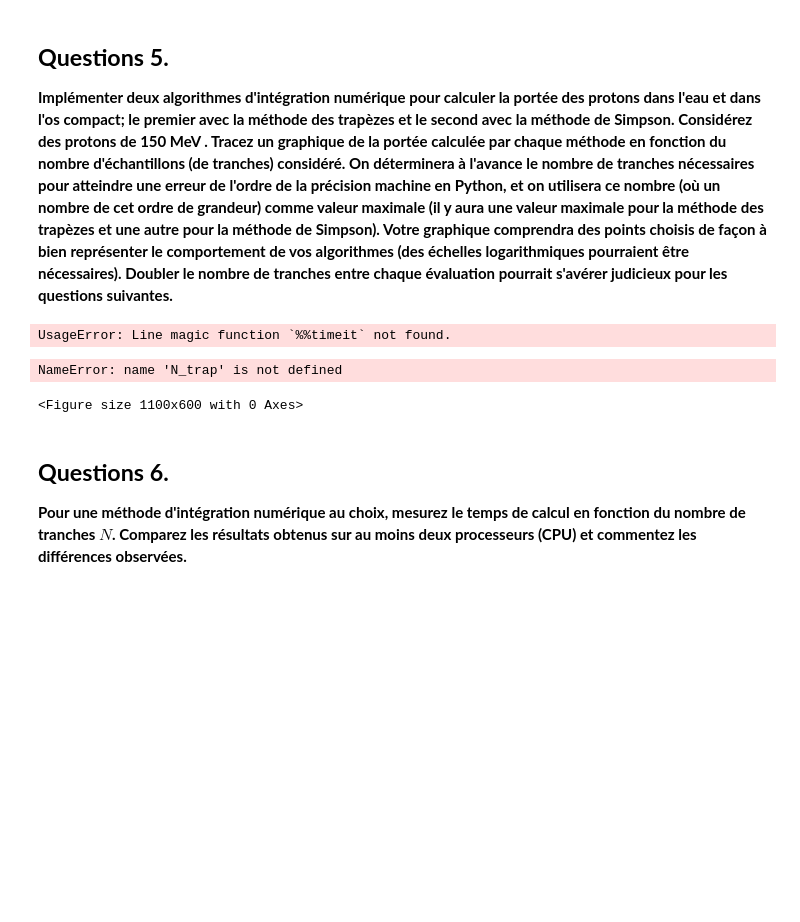
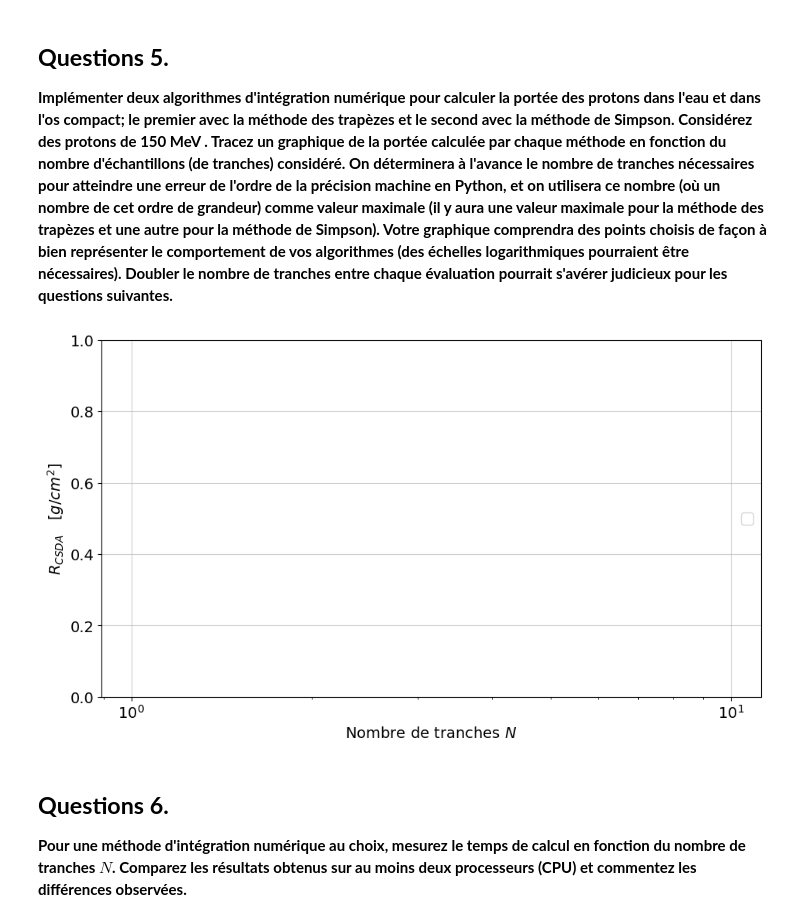
Before and after one commit to Eloi-Blouin/GPH-University-Laval-Course, a Jupyter notebook: Ulaval Session 8 Hiver 2026/Physique Numérique/TP1/TP1_ÉloiBlouin_ClémentPoulin.ipynb, the cells around one changed output. Saved outputs shown, nothing was run; the diff lists cells and outputs as text; code cells hidden in the pictures; blank space fills up the shorter version.

Commit message:
add reset global variable to prevent caching errors. Add bool check for minutes+ simulations before running. Delete duplicate PDF

```diff
--- a/Ulaval Session 8 Hiver 2026/Physique Numérique/TP1/TP1_ÉloiBlouin_ClémentPoulin.ipynb
+++ b/Ulaval Session 8 Hiver 2026/Physique Numérique/TP1/TP1_ÉloiBlouin_ClémentPoulin.ipynb
@@ -413,36 +432,34 @@ def run_analysis(material_name, N_trap, N_simp):
 
     return trap_results, simp_results
 # %%
-breakpoint()
+long_simulation = False
 
-%%timeit -r 3 -n 5    # run cell 3 times with a repetition of 5
+if long_simulation:
+    %%timeit -r 3 -n 5    # run cell 3 times with a repetition of 5
 
-N_trap = np.arange(2, 1001, 2)
-N_simp = np.arange(2, 1001, 2)
+    N_trap = np.arange(2, 1001, 2)
+    N_simp = np.arange(2, 1001, 2)
 
-water_R_CSDA_trap, water_R_CSDA_simp = run_analysis("water", N_trap, N_simp)
-bone_R_CSDA_trap, bone_R_CSDA_simp = run_analysis("bone", N_trap, N_simp)
+    water_R_CSDA_trap, water_R_CSDA_simp = run_analysis("water", N_trap, N_simp)
+    bone_R_CSDA_trap, bone_R_CSDA_simp = run_analysis("bone", N_trap, N_simp)
-# %% [output]
-UsageError: Line magic function `%%timeit` not found.
 # %%
 plt.figure(figsize=(11, 6))
 
-plt.plot(N_trap, water_R_CSDA_trap, label="water_R_CSDA_trap")
-plt.plot(N_simp, water_R_CSDA_simp, label="water_R_CSDA_simp")
-plt.plot(N_trap, bone_R_CSDA_trap, label="bone_R_CSDA_trap")
-plt.plot(N_simp, bone_R_CSDA_simp, label="bone_R_CSDA_simp")
+#plt.plot(N_trap, water_R_CSDA_trap, label="water_R_CSDA_trap")
+#plt.plot(N_simp, water_R_CSDA_simp, label="water_R_CSDA_simp")
+#plt.plot(N_trap, bone_R_CSDA_trap, label="bone_R_CSDA_trap")
+#plt.plot(N_simp, bone_R_CSDA_simp, label="bone_R_CSDA_simp")
 
 plt.xlabel(r"Nombre de tranches $N$")
 plt.ylabel(r"$R_{CSDA}\quad[g/cm^2]$")
 
 plt.xscale('log')
 
 plt.grid(alpha=0.6)
 plt.legend(loc='center right')
 plt.show()
 # %% [output]
-NameError: name 'N_trap' is not defined
-<Figure size 1100x600 with 0 Axes>
+[figure, added]
 # %% [markdown]
 ## **Questions 6.**
 **Pour une méthode d'intégration numérique au choix, mesurez le temps de calcul en fonction du nombre de tranches $N$. Comparez les résultats obtenus sur au moins deux processeurs (CPU) et commentez les différences observées.**
```
Also changed, not shown: parts of 6 cells of this notebook, 1 other file.
